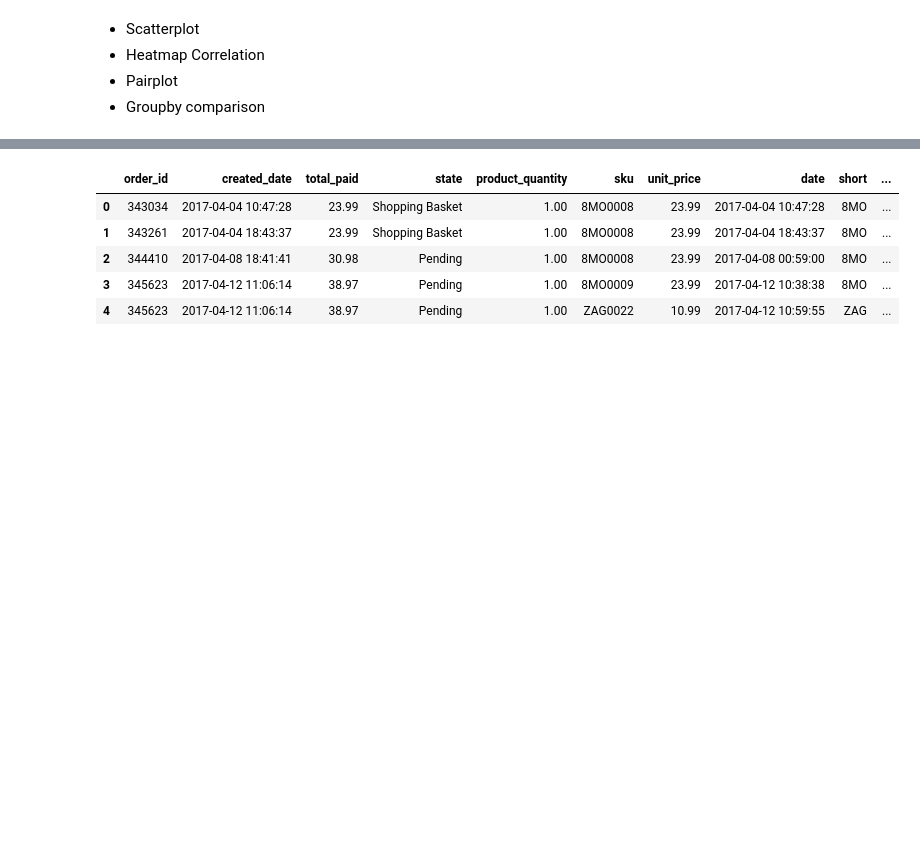
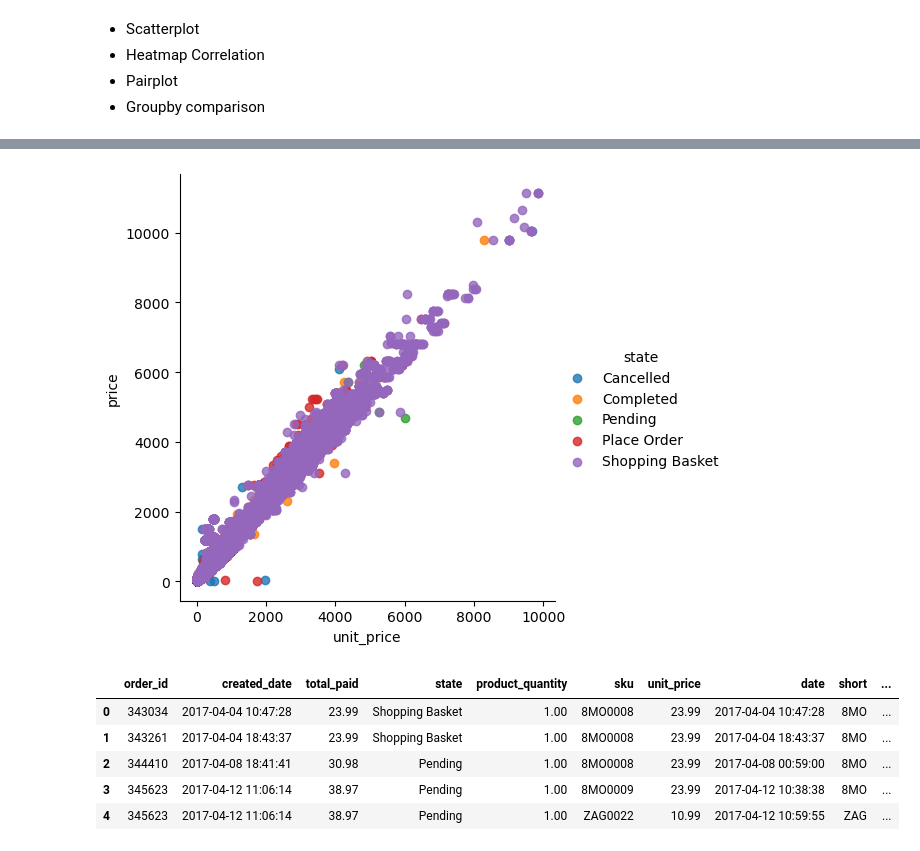
Before and after one commit to MerleSt/Eniac, a Jupyter notebook: Eniac.ipynb, the cells around one changed output, grey strips where cells are left out. Cells and saved outputs as stored; diff of their text form; code cells hidden in the pictures; blank space fills up the shorter version.

```diff
--- a/Eniac.ipynb
+++ b/Eniac.ipynb
@@ -614,3 +682,7 @@ df1.plot(kind='scatter', x='unit_price', y='price', title='Price vs Promotion Pr
+# %%
+sns.lmplot(x='unit_price', y='price', data=df1, hue='state', fit_reg=False);
+# %% [output]
+[figure, added]
 # %%
 df1.head()
 # %% [output]
```
Also changed, not shown: parts of 29 cells of this notebook.
